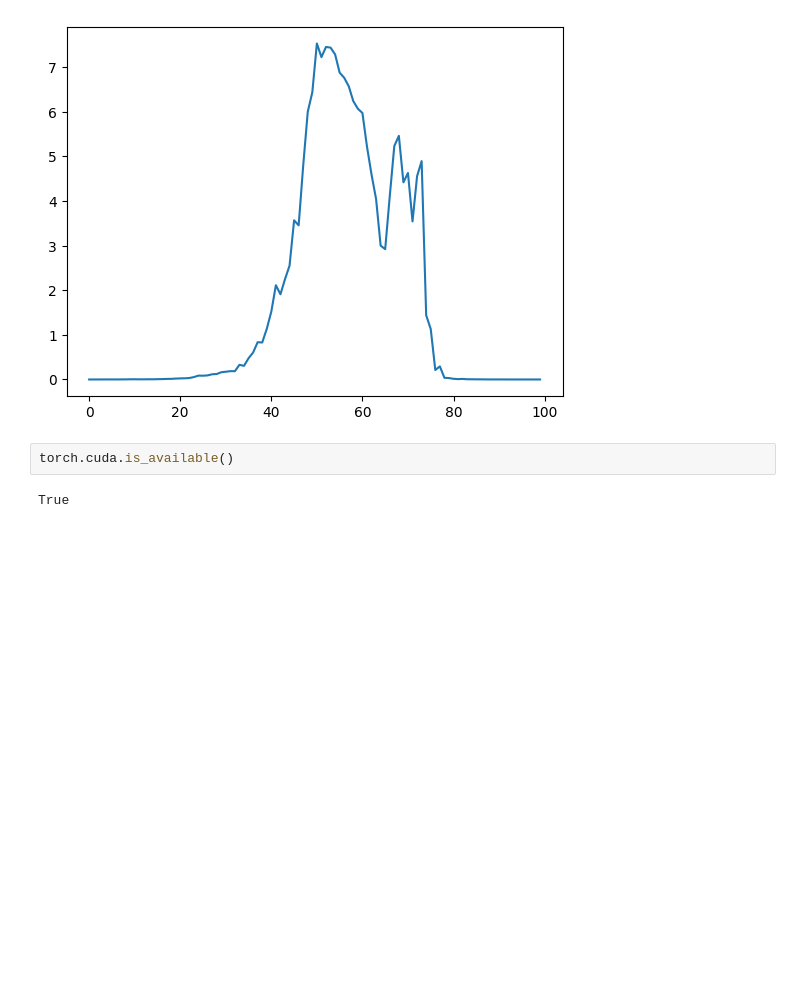
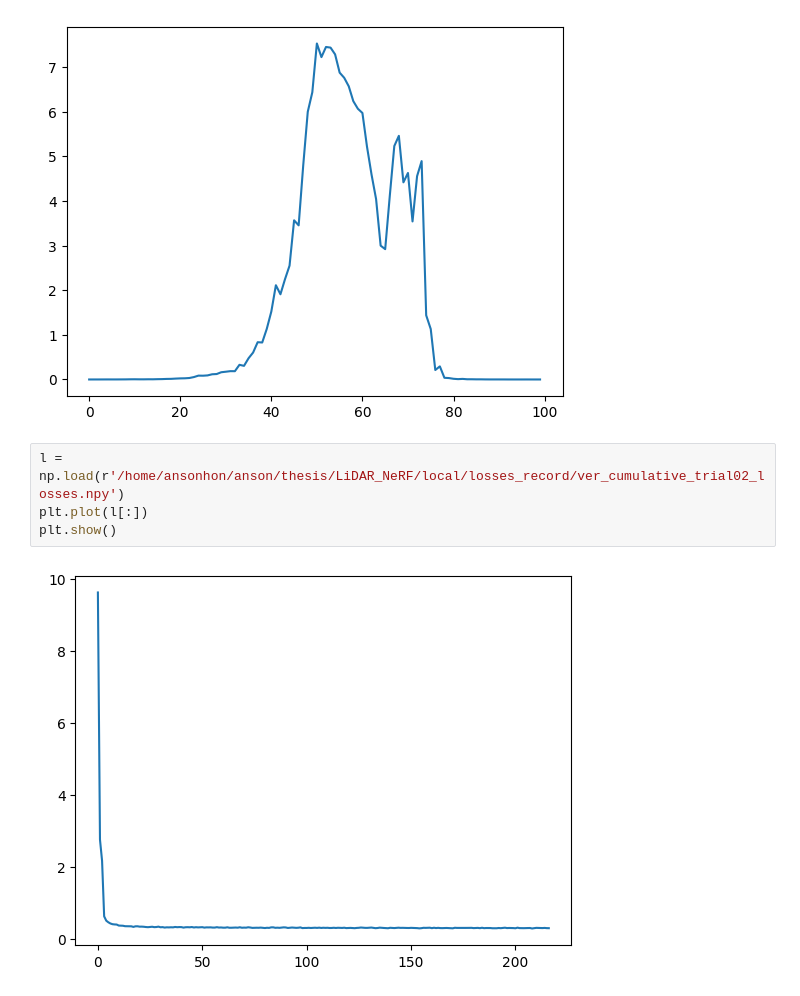
Before and after one commit to HonAnson/LiDAR_NeRF, a Jupyter notebook: playground.ipynb, the cells around one changed output. Saved outputs shown, nothing was run; the diff lists cells and outputs as text; blank space fills up the shorter version.

```diff
--- a/playground.ipynb
+++ b/playground.ipynb
@@ -112,7 +112,9 @@ plt.plot(x)
 plt.show()
 # %% [output]
 [figure]
-# %%
-torch.cuda.is_available()
-# %% [output]
-True
+# %%
+l = np.load(r'/home/ansonhon/anson/thesis/LiDAR_NeRF/local/losses_record/ver_cumulative_trial02_losses.npy')
+plt.plot(l[:])
+plt.show()
+# %% [output]
+[figure, added]
```
Also changed, not shown: 3 other files.
